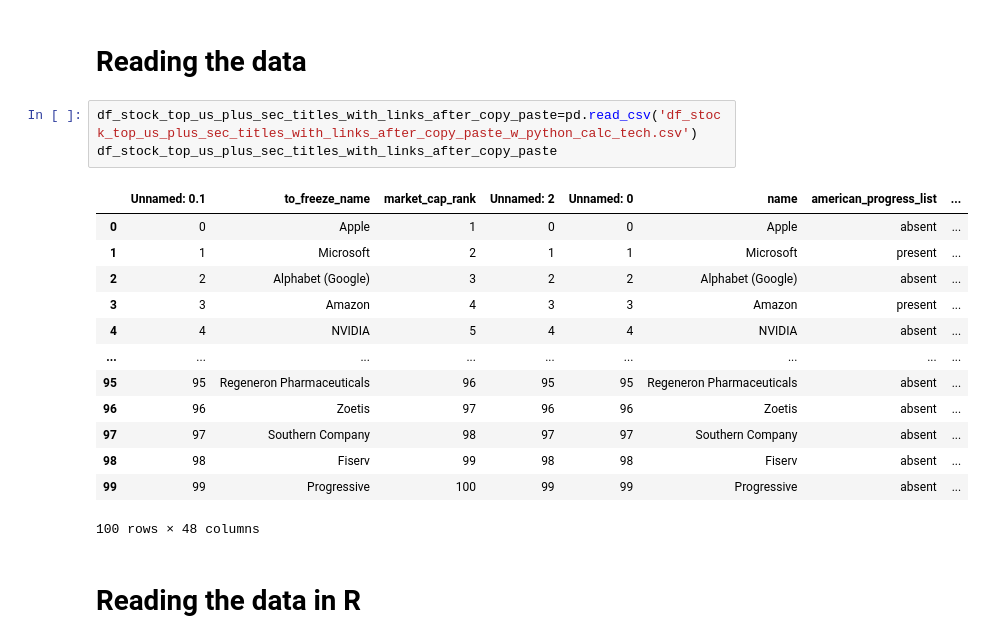
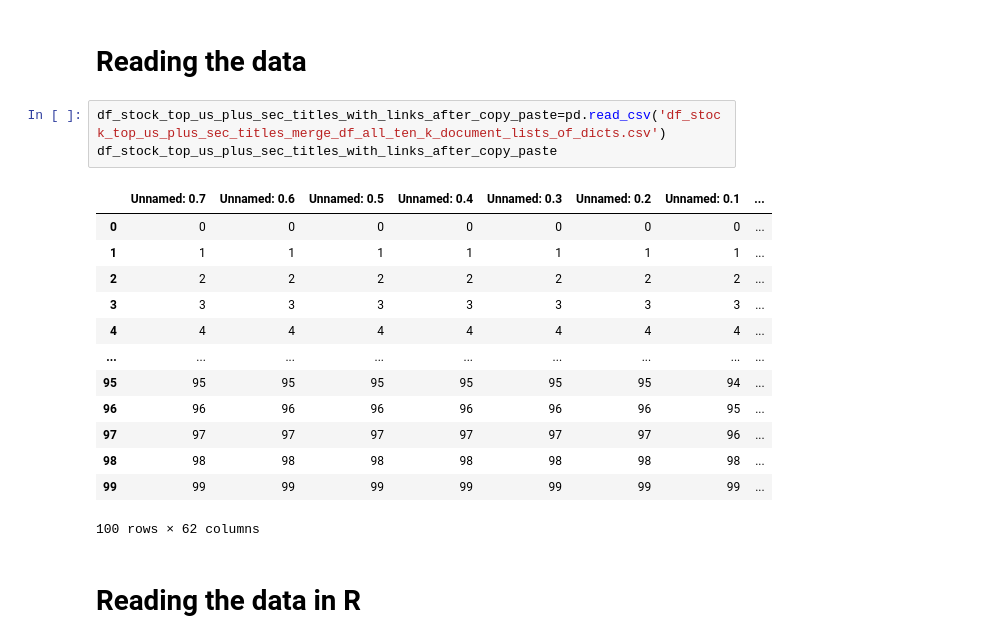
Before and after one commit to ivynyayieka/tech_sec, a Jupyter notebook: sec_basic_regressions.ipynb, the cells around one changed output. Cells and saved outputs as stored; diff of their text form.

```diff
--- a/sec_basic_regressions.ipynb
+++ b/sec_basic_regressions.ipynb
@@ -95,22 +95,22 @@ The question I am interested in is:
 # %% [markdown]
 # Reading the data
 # %%
-df_stock_top_us_plus_sec_titles_with_links_after_copy_paste=pd.read_csv('df_stock_top_us_plus_sec_titles_with_links_after_copy_paste_w_python_calc_tech.csv')
+df_stock_top_us_plus_sec_titles_with_links_after_copy_paste=pd.read_csv('df_stock_top_us_plus_sec_titles_merge_df_all_ten_k_document_lists_of_dicts.csv')
 df_stock_top_us_plus_sec_titles_with_links_after_copy_paste
 # %% [output]
-|  | Unnamed: 0.1 | to_freeze_name | market_cap_rank | Unnamed: 2 | Unnamed: 0 | name | american_progress_list | ... |
-| 0 | 0 | Apple | 1 | 0 | 0 | Apple | absent | ... |
-| 1 | 1 | Microsoft | 2 | 1 | 1 | Microsoft | present | ... |
-| 2 | 2 | Alphabet (Google) | 3 | 2 | 2 | Alphabet (Google) | absent | ... |
-| 3 | 3 | Amazon | 4 | 3 | 3 | Amazon | present | ... |
-| 4 | 4 | NVIDIA | 5 | 4 | 4 | NVIDIA | absent | ... |
+|  | Unnamed: 0.7 | Unnamed: 0.6 | Unnamed: 0.5 | Unnamed: 0.4 | Unnamed: 0.3 | Unnamed: 0.2 | Unnamed: 0.1 | ... |
+| 0 | 0 | 0 | 0 | 0 | 0 | 0 | 0 | ... |
+| 1 | 1 | 1 | 1 | 1 | 1 | 1 | 1 | ... |
+| 2 | 2 | 2 | 2 | 2 | 2 | 2 | 2 | ... |
+| 3 | 3 | 3 | 3 | 3 | 3 | 3 | 3 | ... |
+| 4 | 4 | 4 | 4 | 4 | 4 | 4 | 4 | ... |
 | ... | ... | ... | ... | ... | ... | ... | ... | ... |
-| 95 | 95 | Regeneron Pharmaceuticals | 96 | 95 | 95 | Regeneron Pharmaceuticals | absent | ... |
-| 96 | 96 | Zoetis | 97 | 96 | 96 | Zoetis | absent | ... |
-| 97 | 97 | Southern Company | 98 | 97 | 97 | Southern Company | absent | ... |
-| 98 | 98 | Fiserv | 99 | 98 | 98 | Fiserv | absent | ... |
-| 99 | 99 | Progressive | 100 | 99 | 99 | Progressive | absent | ... |
+| 95 | 95 | 95 | 95 | 95 | 95 | 95 | 94 | ... |
+| 96 | 96 | 96 | 96 | 96 | 96 | 96 | 95 | ... |
+| 97 | 97 | 97 | 97 | 97 | 97 | 97 | 96 | ... |
+| 98 | 98 | 98 | 98 | 98 | 98 | 98 | 98 | ... |
+| 99 | 99 | 99 | 99 | 99 | 99 | 99 | 99 | ... |
-100 rows × 48 columns
+100 rows × 62 columns
 # %% [markdown]
 # Reading the data in R
 # %%
```
Also changed, not shown: parts of 10 cells of this notebook, 3 other files.
